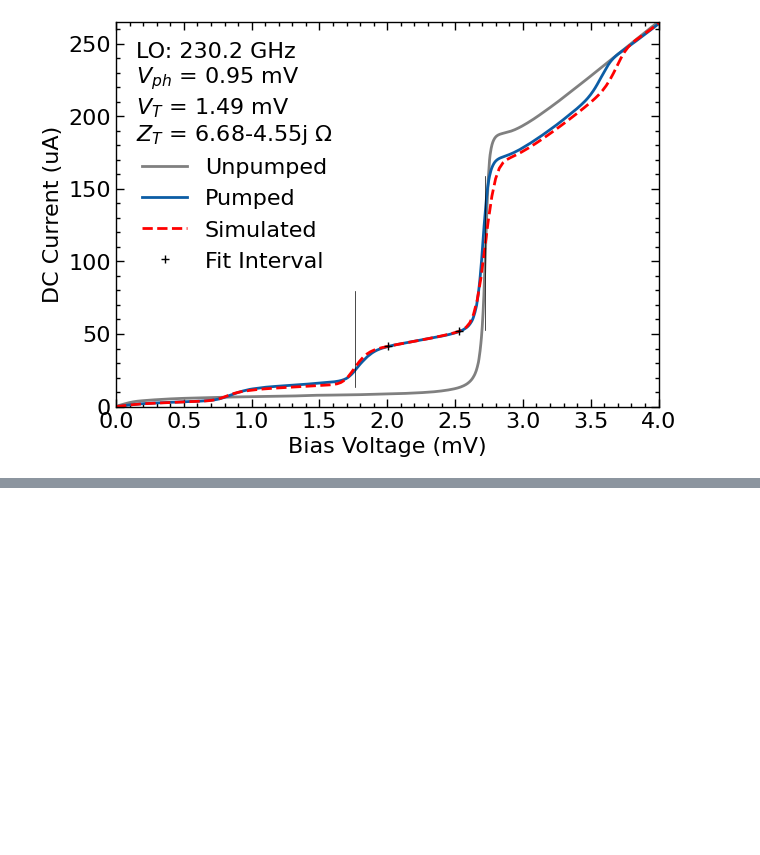
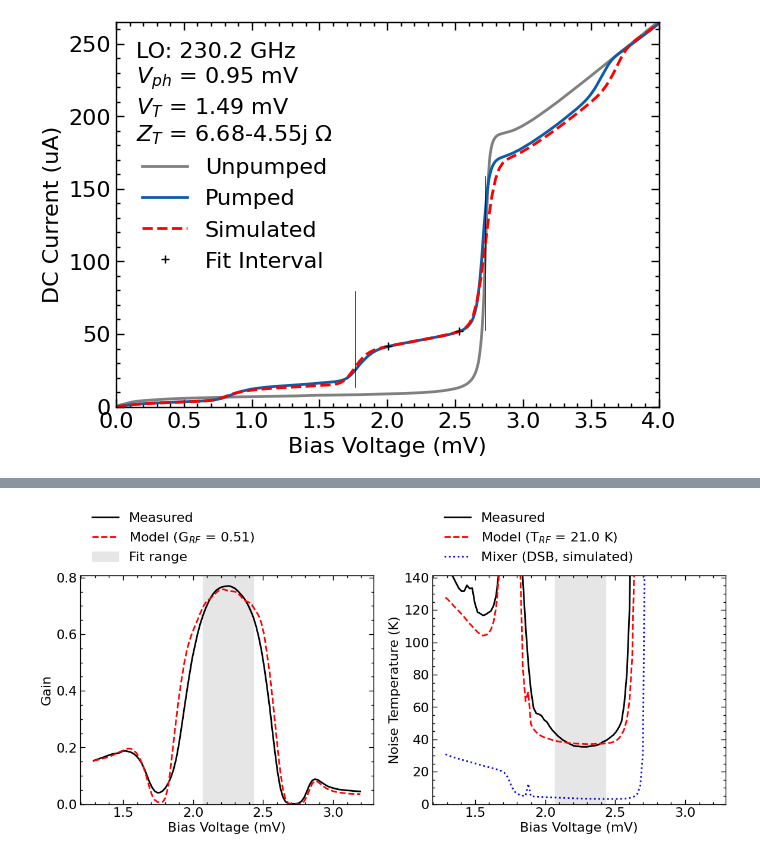
Before and after one commit to garrettj403/QMix, a Jupyter notebook: analyze-experimental-data.ipynb, the cells around one changed output, grey strips where cells are left out. Drawn from its saved outputs; the diff is of its cells as text; code cells hidden in the pictures; blank space fills up the shorter version.

```diff
--- a/analyze-experimental-data.ipynb
+++ b/analyze-experimental-data.ipynb
@@ -259,0 +277,15 @@ pump.plot_simulated(ax=ax);
+# %%
+# Simulate the mixer and fit the RF/optics stage
+noise = pump.mixer_noise(f_if=6., z_if=50., temp=4.)
+
+# Values at the best bias voltage
+g_mix = np.interp(pump.v_best, noise.voltage, noise.g_mix)
+t_mix = np.interp(pump.v_best, noise.voltage, noise.t_mix)
+print("RF/optics stage:")
+print("  gain:            {:.2f} ({:+.1f} dB)".format(noise.g_rf, 10 * np.log10(noise.g_rf)))
+print("  noise:           {:.1f} K".format(noise.t_rf))
+print("Mixer (simulated, at {:.2f} mV):".format(pump.v_best * pump.vgap * 1e3))
+print("  DSB gain:        {:.2f} ({:+.1f} dB)".format(g_mix, 10 * np.log10(g_mix)))
+print("  DSB noise:       {:.1f} K".format(t_mix))
+print("IF noise:          {:.1f} K".format(noise.t_if))
+print("Receiver noise:    {:.1f} K (measured)".format(pump.tn_best))
@@ -259,0 +301,6 @@ pump.plot_simulated(ax=ax);
+# %%
+# Plot the measured and modelled gain and noise temperature
+fig, ax = plt.subplots(1, 2, figsize=(14,5))
+pump.plot_mixer_noise(noise, ax=ax);
+# %% [output]
+[figure, added]
```
Also changed, not shown: parts of 8 cells of this notebook, 23 other files.
